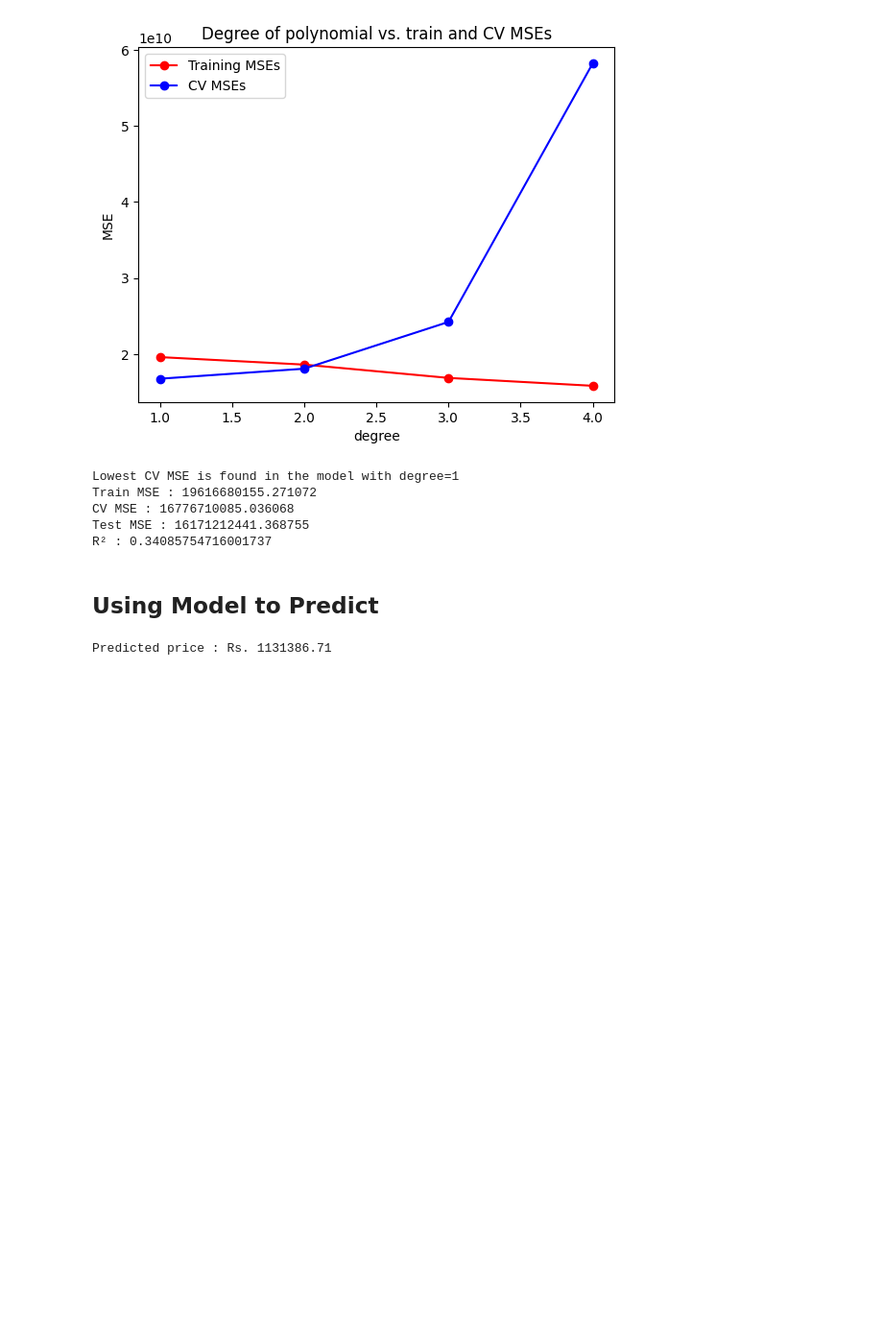
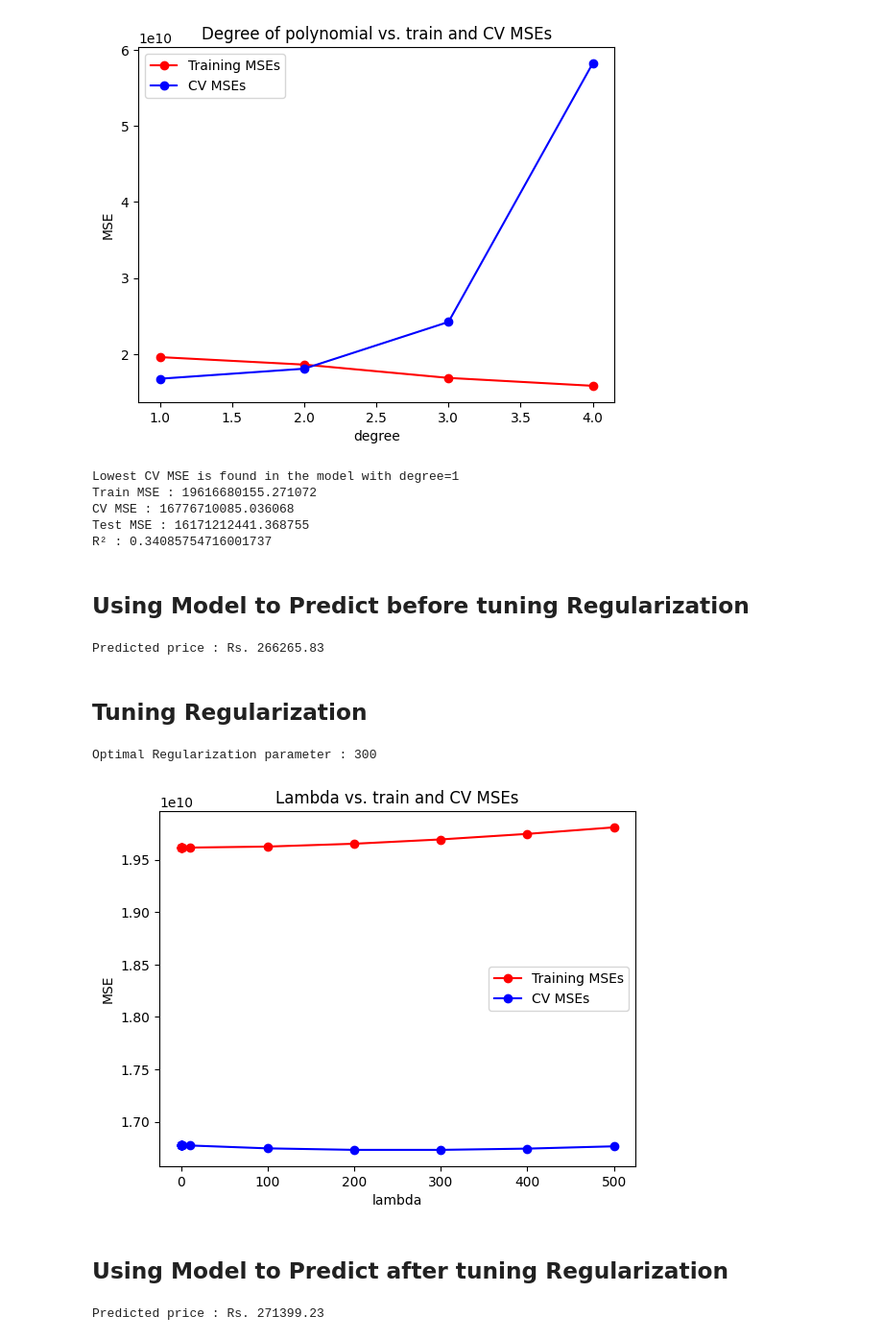
Before and after one commit to AsinduDeSilva/Machine_Learning, a Jupyter notebook: used_bike_price_predictor.ipynb, the cells around one changed output. Shown: that part at 96% size. Cells and saved outputs as stored; diff of their text form; code cells hidden in the pictures; blank space fills up the shorter version.

Commit message:
Implemented tuning regularization

```diff
--- a/used_bike_price_predictor.ipynb
+++ b/used_bike_price_predictor.ipynb
@@ -224,14 +227,70 @@ CV MSE : 16776710085.036068
 Test MSE : 16171212441.368755
 R² : 0.34085754716001737
 # %% [markdown]
-## Using Model to Predict
+## Using Model to Predict before tuning Regularization
-# %%
-year = 2021
-mileage = 50000
-capacity = 400
-
-X_mapped = polys[degree-1].transform([[year, mileage, capacity]])
-X_mapped_scaled = scalers[degree-1].transform(X_mapped)
-print(f"Predicted price : Rs. {models[degree-1].predict(X_mapped_scaled)[0]:.2f}")
-# %% [output]
-Predicted price : Rs. 1131386.71
+# %%
+year = 2021
+mileage = 50000
+capacity = 100
+
+X_mapped = polys[optimal_degree - 1].transform([[year, mileage, capacity]])
+X_mapped_scaled = scalers[optimal_degree - 1].transform(X_mapped)
+print(f"Predicted price : Rs. {models[optimal_degree - 1].predict(X_mapped_scaled)[0]:.2f}")
+# %% [output]
+Predicted price : Rs. 266265.83
+# %% [markdown]
+## Tuning Regularization
+# %%
+lambda_range = [0.0, 1e-6, 1e-5, 1e-4, 1e-3, 1e-2, 1e-1, 1, 10, 100, 200, 300, 400, 500]
+cv_mses = []
+train_mses = []
+models = []
+
+poly = PolynomialFeatures(optimal_degree, include_bias=False)
+X_train_mapped = poly.fit_transform(X_train)
+scaler = StandardScaler()
+X_train_mapped_scaled = scaler.fit_transform(X_train_mapped)
+
+for i in range(len(lambda_range)) :
+    lambda_ = lambda_range[i]
+    model = Ridge(alpha=lambda_)
+    model.fit(X_train_mapped_scaled, y_train)
+    models.append(model)
+
+    yhat = model.predict(X_train_mapped_scaled)
+    train_mse = mean_squared_error(yhat, y_train) / 2
+    train_mses.append(train_mse)
+
+    X_cv_mapped = poly.transform(X_cv)
+    X_cv_mapped_scaled = scaler.transform(X_cv_mapped)
+    yhat = model.predict(X_cv_mapped_scaled)
+    cv_mse = mean_squared_error(yhat, y_cv) / 2
+    cv_mses.append(cv_mse)
+
+optimal_reg_index = np.argmin(cv_mses)
+optimal_reg = lambda_range[optimal_reg_index]
+print(f"Optimal Regularization parameter : {optimal_reg}")
+# %% [output]
+Optimal Regularization parameter : 300
+# %%
+plt.plot(lambda_range, train_mses, marker='o', c='r', label='Training MSEs')
+plt.plot(lambda_range, cv_mses, marker='o', c='b', label='CV MSEs')
+plt.title("Lambda vs. train and CV MSEs")
+plt.xlabel("lambda")
+plt.ylabel("MSE")
+plt.legend()
+plt.show()
+# %% [output]
+[figure, added]
+# %% [markdown]
+## Using Model to Predict after tuning Regularization
+# %%
+year = 2021
+mileage = 50000
+capacity = 100
+
+X_mapped = poly.transform([[year, mileage, capacity]])
+X_mapped_scaled = scaler.transform(X_mapped)
+print(f"Predicted price : Rs. {models[optimal_reg_index].predict(X_mapped_scaled)[0]:.2f}")
+# %% [output]
+Predicted price : Rs. 271399.23
```
Also changed, not shown: parts of 3 cells of this notebook.
